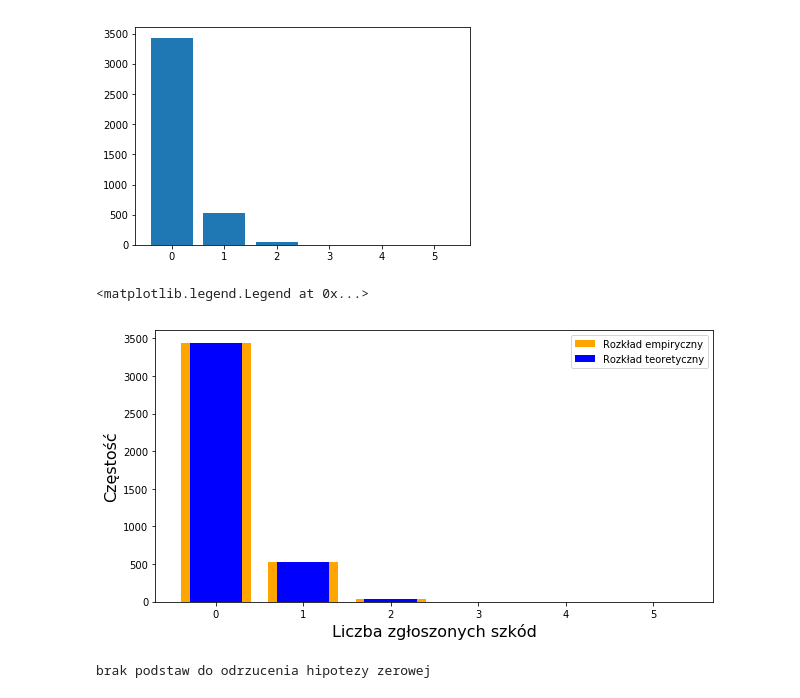
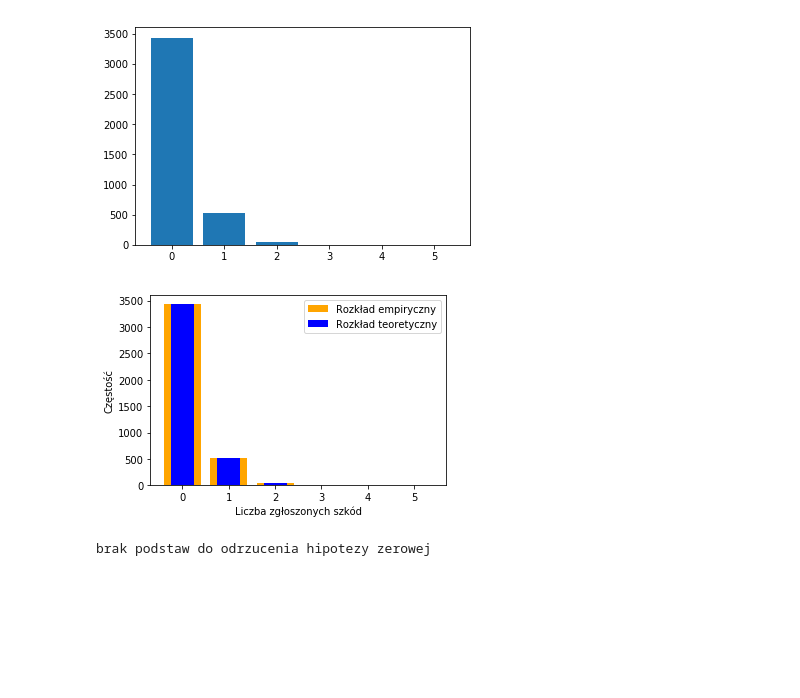
Before and after one commit to puchmichal/ZMS, a Jupyter notebook: making_plots.ipynb, the cells around one changed output. Drawn from its saved outputs; the diff is of its cells as text; code cells hidden in the pictures; blank space fills up the shorter version.

```diff
--- a/making_plots.ipynb
+++ b/making_plots.ipynb
@@ -78,3 +12,11 @@ from pandas import DataFrame
 
 %matplotlib inline
+# %%
+plt.rc('font', size=10)          # controls default text sizes
+plt.rc('axes', titlesize=10)     # fontsize of the axes title
+plt.rc('axes', labelsize=10)    # fontsize of the x and y labels
+plt.rc('xtick', labelsize=10)    # fontsize of the tick labels
+plt.rc('ytick', labelsize=10)    # fontsize of the tick labels
+plt.rc('legend', fontsize=10)    # legend fontsize
+fullwidth = (5.3, 3.5)
 # %%
@@ -106,16 +41,15 @@ SREDNIA_LICZBA_SZKOD = (sum([x * y for x, y in liczba_szkod.items()]) /
 poisson_test = [sc.stats.poisson.pmf(i, SREDNIA_LICZBA_SZKOD) *
                 sum(liczba_szkod.values()) for i in range(len(liczba_szkod))]
 # %%
-fig = plt.figure(figsize = (10,5))
+fig = plt.figure(figsize = fullwidth)
 plt.bar(list(liczba_szkod.keys()), poisson_test, color = "orange")
-plt.bar(list(liczba_szkod.keys()), list(liczba_szkod.values()), color = 'blue', width = 0.6, fontsize = 12)
-plt.ylabel('Częstość', fontsize = 12)
-plt.xlabel('Liczba zgłoszonych szkód', fontsize = 12)
-plt.legend(['Rozkład empiryczny', 'Rozkład teoretyczny'], fontsize = 12)
+plt.bar(list(liczba_szkod.keys()), list(liczba_szkod.values()), color = 'blue', width = 0.5)
+plt.ylabel('Częstość')
+plt.xlabel('Liczba zgłoszonych szkód')
+plt.legend(['Rozkład empiryczny', 'Rozkład teoretyczny'])
 fig.savefig(path+r'/raport1/wykresy/rozklad_l_szkod.pdf')
 # %% [output]
-<matplotlib.legend.Legend at 0x...>
-[figure, old version]
+[figure, new version]
 # %%
 # test chi-kwadrat z biblioteki scipy pomoże odpowiedziec na pytanie:
 test1 = sc.stats.chisquare(list(liczba_szkod.values()), f_exp = poisson_test)
```
Also changed, not shown: parts of 26 cells of this notebook, 18 other files.
